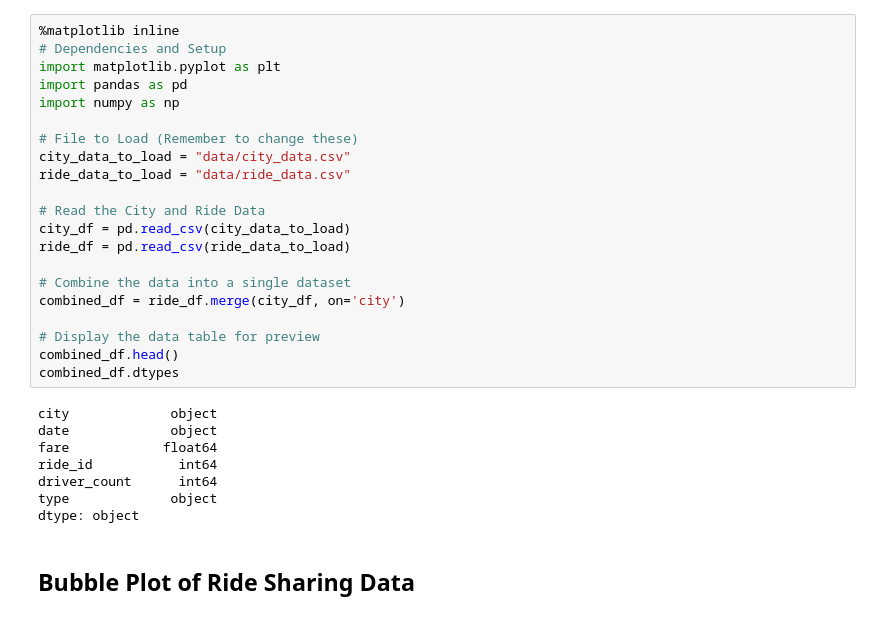
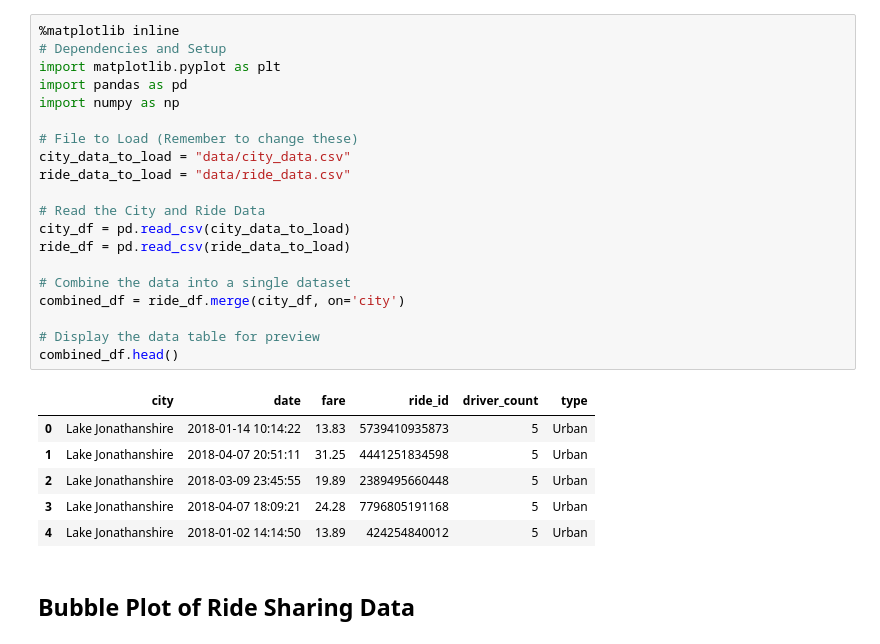
Before and after one commit to andywats0n/watson_hw5, a Jupyter notebook: pyber_starter.ipynb, the cells around one changed output. Saved outputs shown, nothing was run; the diff lists cells and outputs as text.

```diff
--- a/pyber_starter.ipynb
+++ b/pyber_starter.ipynb
@@ -1,31 +1,29 @@
 # %%
 %matplotlib inline
 # Dependencies and Setup
 import matplotlib.pyplot as plt
 import pandas as pd
 import numpy as np
 
 # File to Load (Remember to change these)
 city_data_to_load = "data/city_data.csv"
 ride_data_to_load = "data/ride_data.csv"
 
 # Read the City and Ride Data
 city_df = pd.read_csv(city_data_to_load)
 ride_df = pd.read_csv(ride_data_to_load)
 
 # Combine the data into a single dataset
 combined_df = ride_df.merge(city_df, on='city')
 
 # Display the data table for preview
 combined_df.head()
-combined_df.dtypes
 # %% [output]
-city             object
-date             object
-fare            float64
-ride_id           int64
-driver_count      int64
-type             object
-dtype: object
+|  | city | date | fare | ride_id | driver_count | type |
+| 0 | Lake Jonathanshire | 2018-01-14 10:14:22 | 13.83 | 5739410935873 | 5 | Urban |
+| 1 | Lake Jonathanshire | 2018-04-07 20:51:11 | 31.25 | 4441251834598 | 5 | Urban |
+| 2 | Lake Jonathanshire | 2018-03-09 23:45:55 | 19.89 | 2389495660448 | 5 | Urban |
+| 3 | Lake Jonathanshire | 2018-04-07 18:09:21 | 24.28 | 7796805191168 | 5 | Urban |
+| 4 | Lake Jonathanshire | 2018-01-02 14:14:50 | 13.89 | 424254840012 | 5 | Urban |
 # %% [markdown]
 ## Bubble Plot of Ride Sharing Data
```
Also changed, not shown: parts of 13 cells of this notebook.
